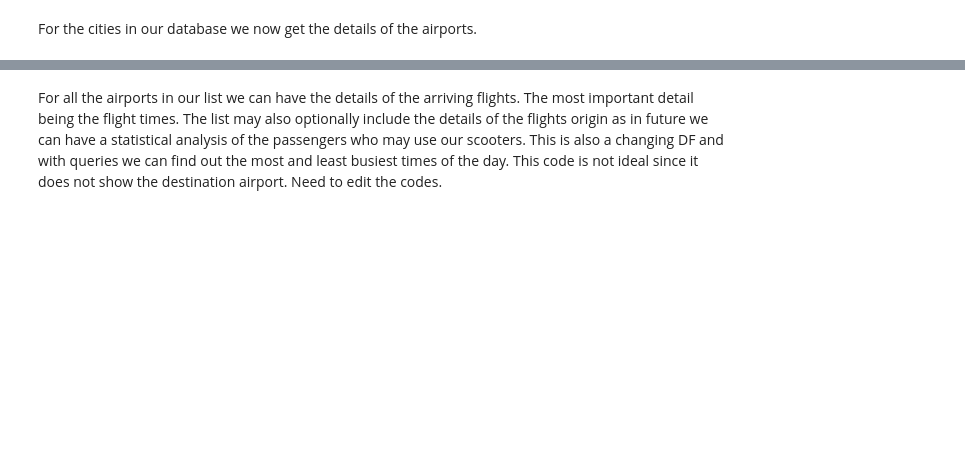
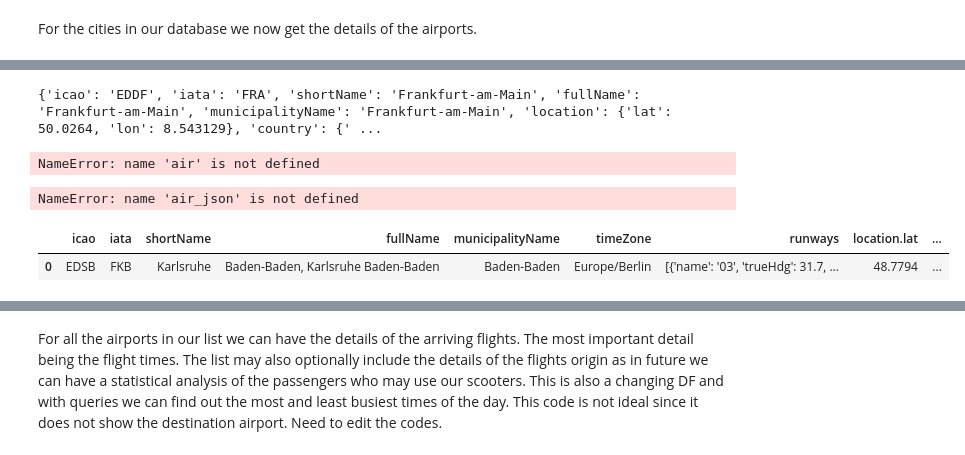
Before and after one commit to Joachim0211/DatapipelineApiToCloud, a Jupyter notebook: Gans Project.ipynb, the cells around one changed output, grey strips where cells are left out. Drawn from its saved outputs; the diff is of its cells as text; code cells hidden in the pictures; blank space fills up the shorter version.

```diff
--- a/Gans Project.ipynb
+++ b/Gans Project.ipynb
@@ -118,14 +162,13 @@ For the cities in our database we now get the details of the airports.
 # %%
-from IPython.display import JSON
 #citd =['Baden-Baden', "Berlin",  "Bonn", 'Bremen', 'Dresden', 'Dortmund', 'Düsseldorf', 'Essen', 'Frankfurt am Main', 'Hamburg', 'Hannover', 'Leipzig', "Munich", 'Münster',  'Nuremberg',  'Stuttgart']
-ac = ['EDSB', 'EDDT', 'EDDB', 'EDDK', 'EDDW', 'EDDC', 'EDLW', 'EDDL', 'EDDF', 'EDDH', 'EDDV', 'EDDP', 'EDDM', 'EDDG', 'EDDN', 'EDDS']
+ac = ['EDDF']#, 'EDDT', 'EDDB', 'EDDK', 'EDDW', 'EDDC', 'EDLW', 'EDDL', 'EDDF', 'EDDH', 'EDDV', 'EDDP', 'EDDM', 'EDDG', 'EDDN', 'EDDS']
 
 def airp(cities):
     airport = []
-    API_KE = '1821798fe1mshc0aaf1be2c43cedp1289ecjsn546ec73b6483'
-
-    for i in ac:
-        url = f"https://aerodatabox.p.rapidapi.com/airports/icao/{i}"
+    API_KE = "1821798fe1mshc0aaf1be2c43cedp1289ecjsn546ec73b6483"
+    a = {'icao': [], 'iata': [], 'airport_name': [], 'Outlook': [], 'Temperature': [], 'Clouds': [], 'Rain': [], 'Snow': [], 'WindSpeed': [], 'DateInformation': []}
+    for a in ac:
+        url = f"https://aerodatabox.p.rapidapi.com/airports/icao/{a}"
 
         querystring = {"withRunways":"true"}
 
@@ -135,21 +178,26 @@ def airp(cities):
         }
 
         response = requests.request("GET", url, headers=headers, params=querystring)
-        aa = {}#make a dictionary to retrieve the information
-        aa['City'] = response.json()['municipalityName']
-        aa['icao'] = response.json()['icao']
-        aa['iata'] = response.json()['iata']
-        aa['Time_Zone'] = response.json()['timeZone']
-        aa['Country'] = response.json()['country']['name']
-        aa['Country_Code'] = response.json()['country']['code']
-        aa['Continent'] = response.json()['continent']['name']
-        try:
-            aa['Website'] = response.json()['urls']['webSite']
-        except:
-            aa['Website'] = 'Not available'
-        airport.append(aa)
-    b = pd.DataFrame(airport)
-    b.to_csv('./csvTables/Airports.csv') #writes the df to csv to the folder csv tables and replaces the table of the same name that might be already there
-    return b
+        air_json = response.json()
+        print(air_json)
+        for i in json['list']:
 
+    #air = pd.json_normalize(airport)
+
+    #air.drop(columns = ['fullName', 'runways', 'continent.code', 'urls.wikipedia', 'urls.googleMaps', 'urls.flightRadar', 'urls.twitter', 'location.lat', 'location.lon'], inplace = True)
+    #air.columns = ['icao', 'iata', 'name', 'city', 'time_zone', 'country_code', 'country', 'continent', 'website']
+
+    return air
 airp(ac)
+# %% [output]
+{'icao': 'EDDF', 'iata': 'FRA', 'shortName': 'Frankfurt-am-Main', 'fullName': 'Frankfurt-am-Main', 'municipalityName': 'Frankfurt-am-Main', 'location': {'lat': 50.0264, 'lon': 8.543129}, 'country': {' ...
+NameError: name 'air' is not defined
+# %%
+air_json
+# %% [output]
+NameError: name 'air_json' is not defined
+# %%
+airp(ac)
+# %% [output]
+|  | icao | iata | shortName | fullName | municipalityName | timeZone | runways | location.lat | ... |
+| 0 | EDSB | FKB | Karlsruhe | Baden-Baden, Karlsruhe Baden-Baden | Baden-Baden | Europe/Berlin | [{'name': '03', 'trueHdg': 31.7, ... | 48.7794 | ... |
```
Also changed, not shown: parts of 15 cells of this notebook.
